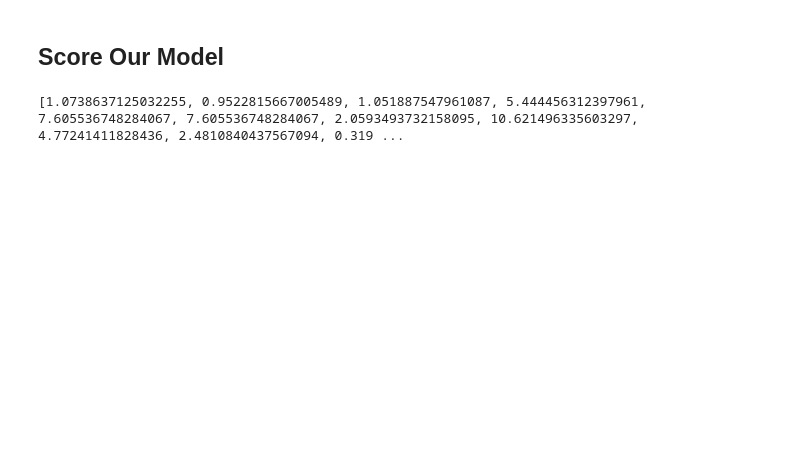
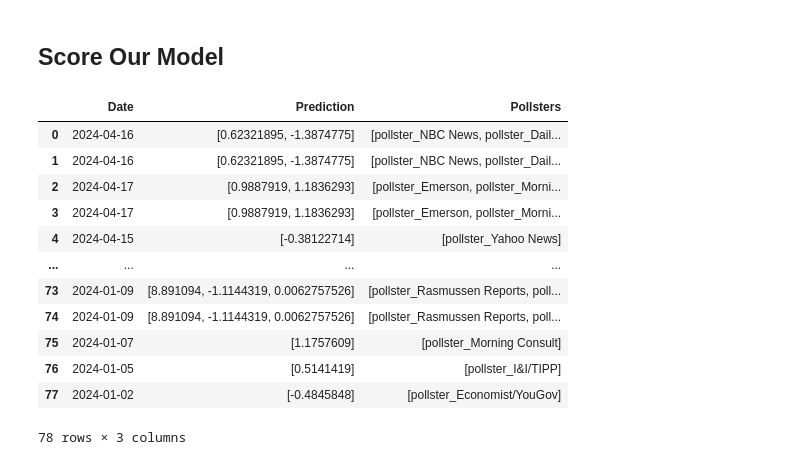
Before and after one commit to robertfeldstein/Election2024, a Jupyter notebook: election_betting.ipynb, the cells around one changed output. Saved outputs shown, nothing was run; the diff lists cells and outputs as text; code cells hidden in the pictures; blank space fills up the shorter version.

```diff
--- a/election_betting.ipynb
+++ b/election_betting.ipynb
@@ -465,10 +473,31 @@ def score_model(model, data, date):
 # %%
 #oop through each day of 2024 and score the model
 dates = betting_polling[betting_polling["Date"] > "2024-01-01"]["Date"]
 scores = []
+predictions = []
+pollsters = []
 for date in dates:
     model = build_model(betting_polling, date)
-    scores.append(score_model(model, betting_polling, date))
-print(scores)
+    prediction_df = make_prediction_df(model, betting_polling, date)
+    prediction = model.predict(prediction_df)
+    pollster = get_pollsters(betting_polling, date)
+    pollsters.append(pollster)
+    predictions.append(prediction)
+
+data = {"Date": dates,  "Prediction": predictions, "Pollsters": pollsters}
+ndf = pd.DataFrame(data)
+display(ndf)
 # %% [output]
+|  | Date | Prediction | Pollsters |
+| 0 | 2024-04-16 | [0.62321895, -1.3874775] | [pollster_NBC News, pollster_Dail... |
+| 1 | 2024-04-16 | [0.62321895, -1.3874775] | [pollster_NBC News, pollster_Dail... |
+| 2 | 2024-04-17 | [0.9887919, 1.1836293] | [pollster_Emerson, pollster_Morni... |
+| 3 | 2024-04-17 | [0.9887919, 1.1836293] | [pollster_Emerson, pollster_Morni... |
+| 4 | 2024-04-15 | [-0.38122714] | [pollster_Yahoo News] |
+| ... | ... | ... | ... |
+| 73 | 2024-01-09 | [8.891094, -1.1144319, 0.0062757526] | [pollster_Rasmussen Reports, poll... |
+| 74 | 2024-01-09 | [8.891094, -1.1144319, 0.0062757526] | [pollster_Rasmussen Reports, poll... |
+| 75 | 2024-01-07 | [1.1757609] | [pollster_Morning Consult] |
+| 76 | 2024-01-05 | [0.5141419] | [pollster_I&I/TIPP] |
+| 77 | 2024-01-02 | [-0.4845848] | [pollster_Economist/YouGov] |
-[1.0738637125032255, 0.9522815667005489, 1.051887547961087, 5.444456312397961, 7.605536748284067, 7.605536748284067, 2.0593493732158095, 10.621496335603297, 4.77241411828436, 2.4810840437567094, 0.319 ...
+78 rows × 3 columns
```
Also changed, not shown: parts of 15 cells of this notebook, 7 other files.
